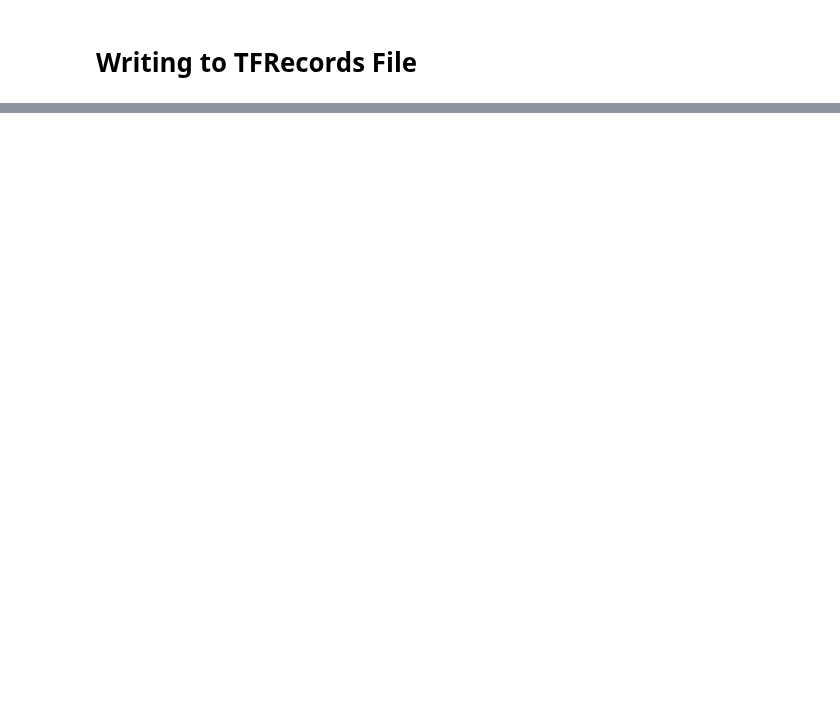
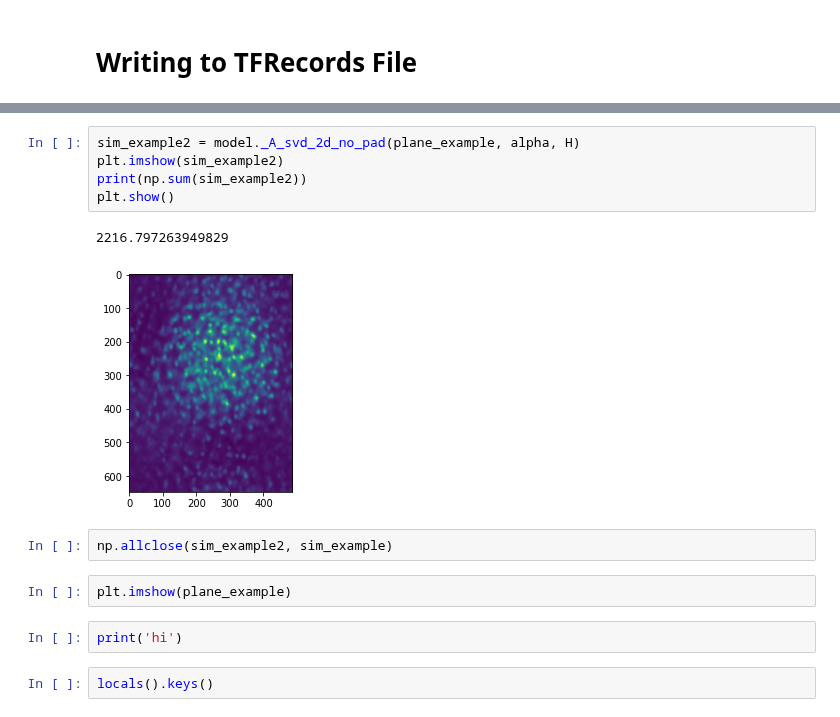
Before and after one commit to richardshuai/u-net-reconstruction, a Jupyter notebook: notebooks/ForwardModel.ipynb, the cells around one changed output, grey strips where cells are left out. Drawn from its saved outputs; the diff is of its cells as text; blank space fills up the shorter version.

```diff
--- a/notebooks/ForwardModel.ipynb
+++ b/notebooks/ForwardModel.ipynb
@@ -256,0 +301,16 @@ plt.imshow(sim_example)
+# %%
+sim_example2 = model._A_svd_2d_no_pad(plane_example, alpha, H)
+plt.imshow(sim_example2)
+print(np.sum(sim_example2))
+plt.show()
+# %% [output]
+2216.797263949829
+[figure, added]
+# %%
+np.allclose(sim_example2, sim_example)
+# %%
+plt.imshow(plane_example)
+# %%
+print('hi')
+# %%
+locals().keys()
```
Also changed, not shown: parts of 7 cells of this notebook, 3 other files.
